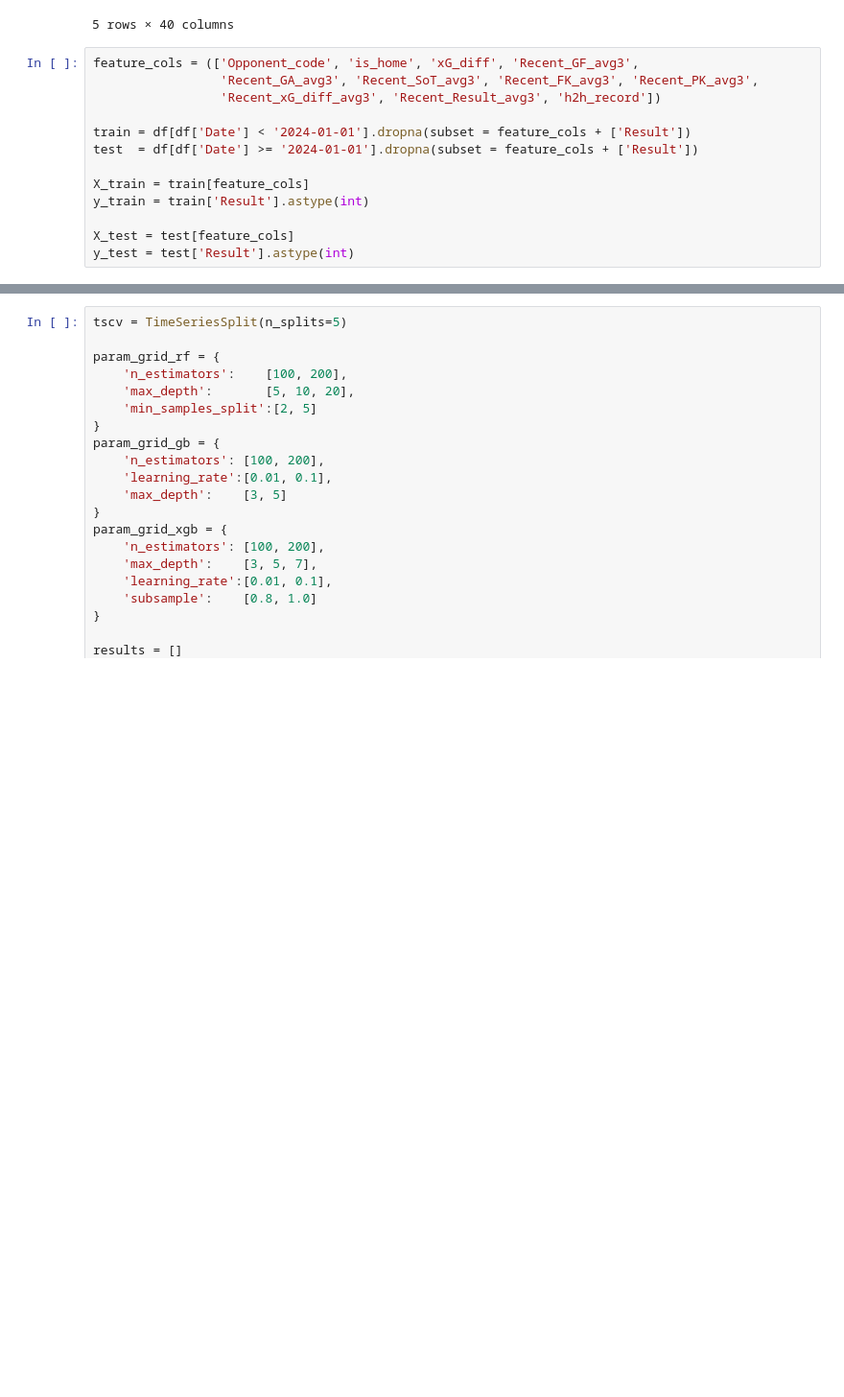
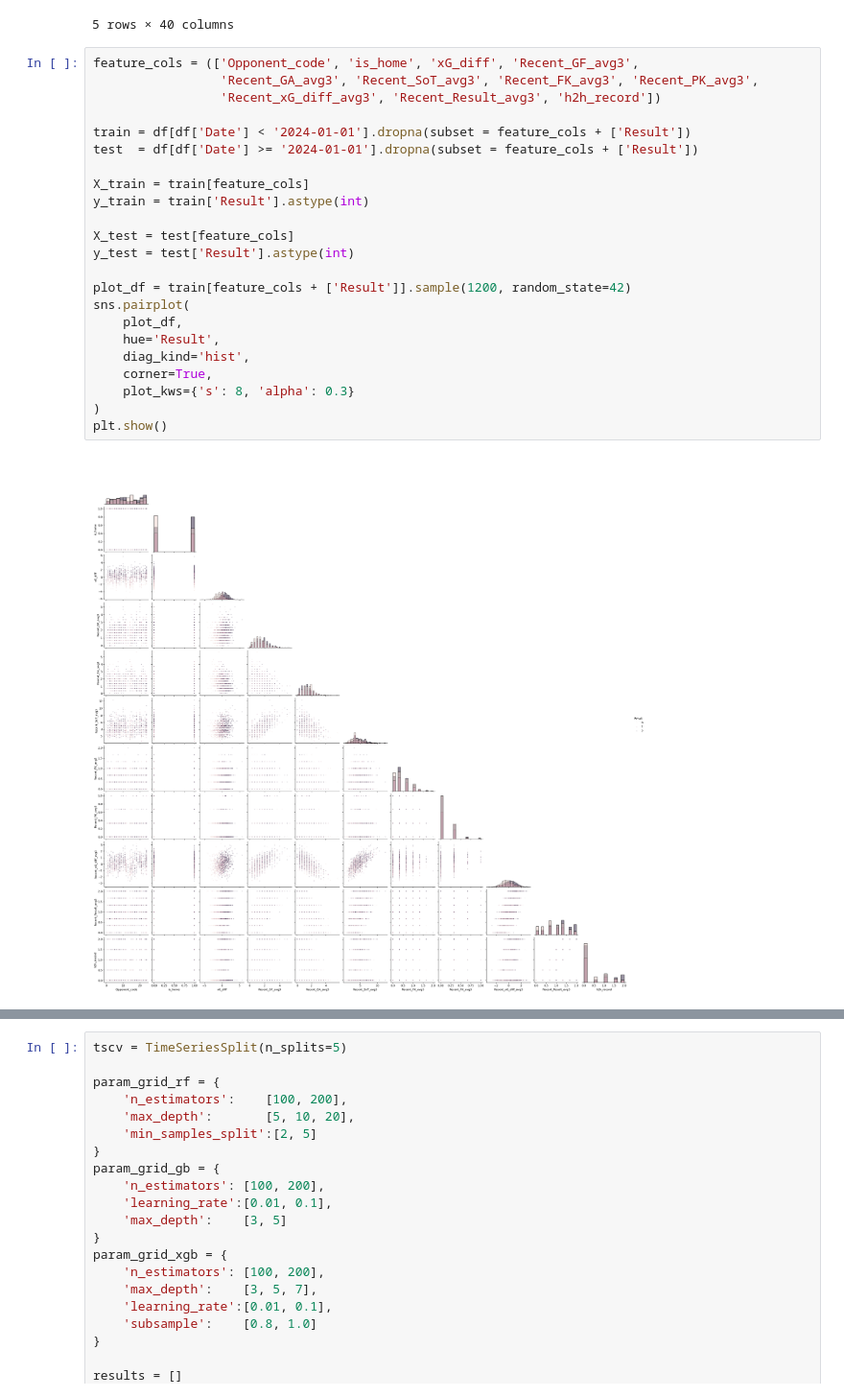
Before and after one commit to Youngsang-Cho1/Premier-League-Prediction, a Jupyter notebook: Prem_Prediction_Model.ipynb, the cells around one changed output, grey strips where cells are left out. Shown at 96% size. Saved outputs shown, nothing was run; the diff lists cells and outputs as text; blank space fills up the shorter version.

```diff
--- a/Prem_Prediction_Model.ipynb
+++ b/Prem_Prediction_Model.ipynb
@@ -338,13 +393,25 @@ df.head()
 # %%
 feature_cols = (['Opponent_code', 'is_home', 'xG_diff', 'Recent_GF_avg3',
                  'Recent_GA_avg3', 'Recent_SoT_avg3', 'Recent_FK_avg3', 'Recent_PK_avg3',
                  'Recent_xG_diff_avg3', 'Recent_Result_avg3', 'h2h_record'])
 
 train = df[df['Date'] < '2024-01-01'].dropna(subset = feature_cols + ['Result'])
 test  = df[df['Date'] >= '2024-01-01'].dropna(subset = feature_cols + ['Result'])
 
 X_train = train[feature_cols]
 y_train = train['Result'].astype(int)
 
 X_test = test[feature_cols]
 y_test = test['Result'].astype(int)
+
+plot_df = train[feature_cols + ['Result']].sample(1200, random_state=42)
+sns.pairplot(
+    plot_df,
+    hue='Result',
+    diag_kind='hist',
+    corner=True,
+    plot_kws={'s': 8, 'alpha': 0.3}
+)
+plt.show()
+# %% [output]
+[figure, added]
```
Also changed, not shown: parts of 30 cells of this notebook, 1 other file.
